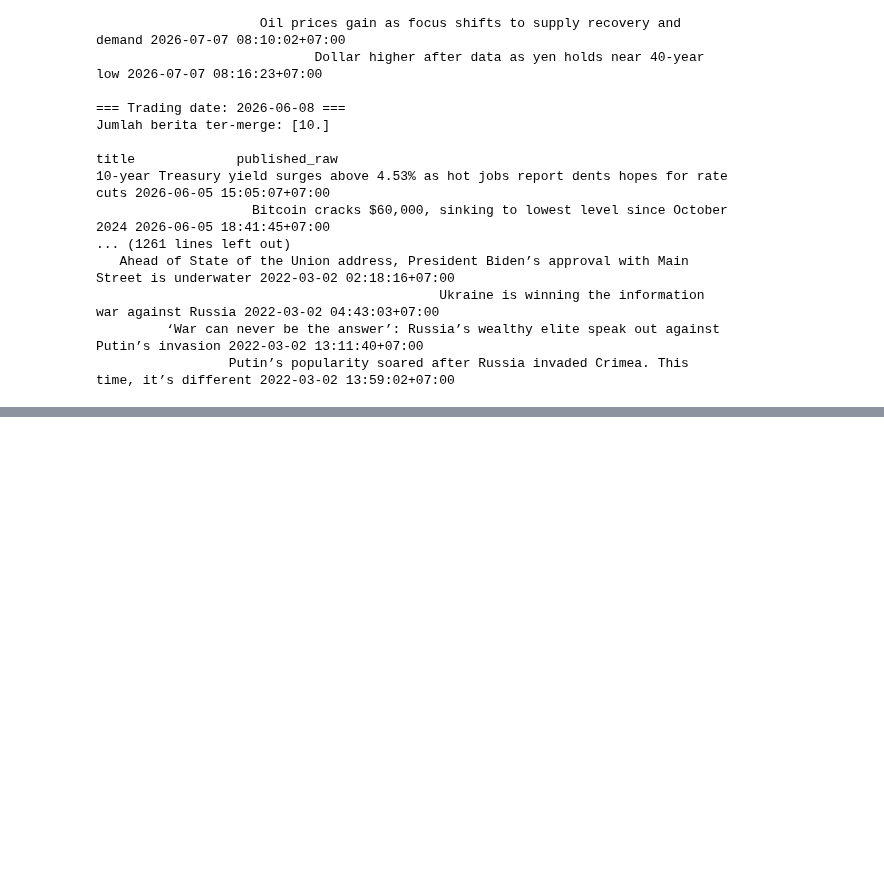
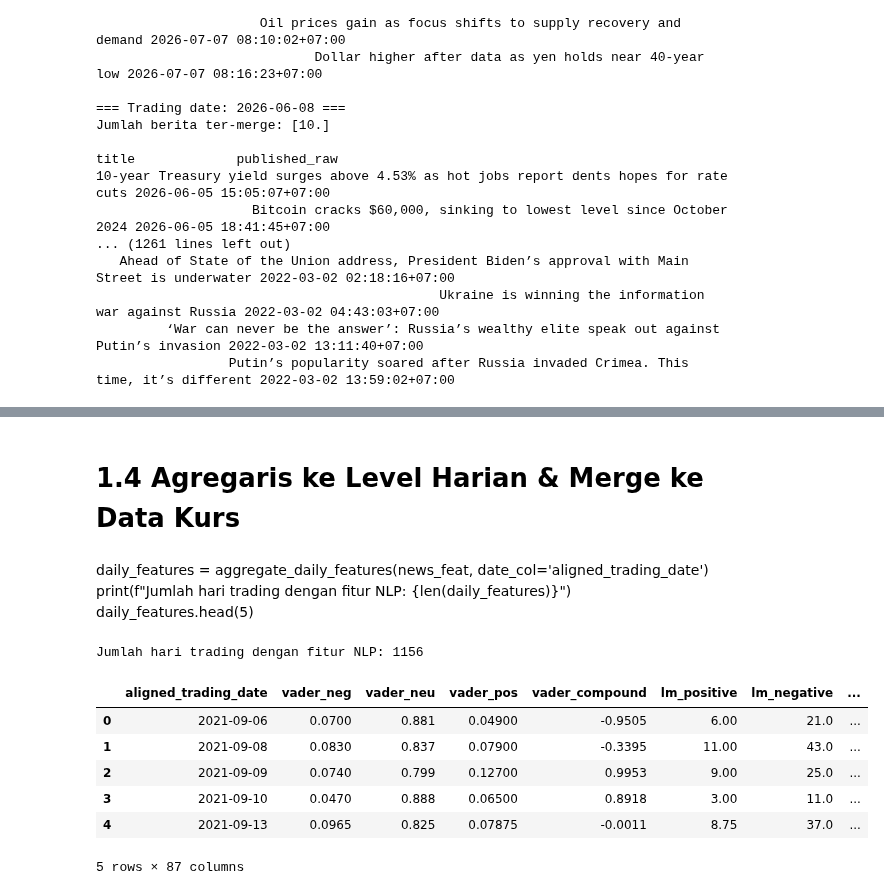
Before and after one commit to farsyaant/nlpproject-grestercinta, a Jupyter notebook: src/final.ipynb, the cells around one changed output, grey strips where cells are left out. Drawn from its saved outputs; the diff is of its cells as text; code cells hidden in the pictures; blank space fills up the shorter version.

```diff
--- a/src/final.ipynb
+++ b/src/final.ipynb
@@ -696,0 +987,23 @@ Jumlah berita ter-merge: [10.]
+# %% [markdown]
+# 1.4 Agregaris ke Level Harian & Merge ke Data Kurs
+# %% [markdown]
+daily_features = aggregate_daily_features(news_feat, date_col='aligned_trading_date')
+print(f"Jumlah hari trading dengan fitur NLP: {len(daily_features)}")
+daily_features.head(5)
+# %%
+daily_features = aggregate_daily_features(
+    news_feat,
+    date_col="aligned_trading_date",
+)
+
+print(f"Jumlah hari trading dengan fitur NLP: {len(daily_features)}")
+daily_features.head()
+# %% [output]
+Jumlah hari trading dengan fitur NLP: 1156
+|  | aligned_trading_date | vader_neg | vader_neu | vader_pos | vader_compound | lm_positive | lm_negative | ... |
+| 0 | 2021-09-06 | 0.0700 | 0.881 | 0.04900 | -0.9505 | 6.00 | 21.0 | ... |
+| 1 | 2021-09-08 | 0.0830 | 0.837 | 0.07900 | -0.3395 | 11.00 | 43.0 | ... |
+| 2 | 2021-09-09 | 0.0740 | 0.799 | 0.12700 | 0.9953 | 9.00 | 25.0 | ... |
+| 3 | 2021-09-10 | 0.0470 | 0.888 | 0.06500 | 0.8918 | 3.00 | 11.0 | ... |
+| 4 | 2021-09-13 | 0.0965 | 0.825 | 0.07875 | -0.0011 | 8.75 | 37.0 | ... |
+5 rows × 87 columns
```
Also changed, not shown: parts of 23 cells of this notebook.
